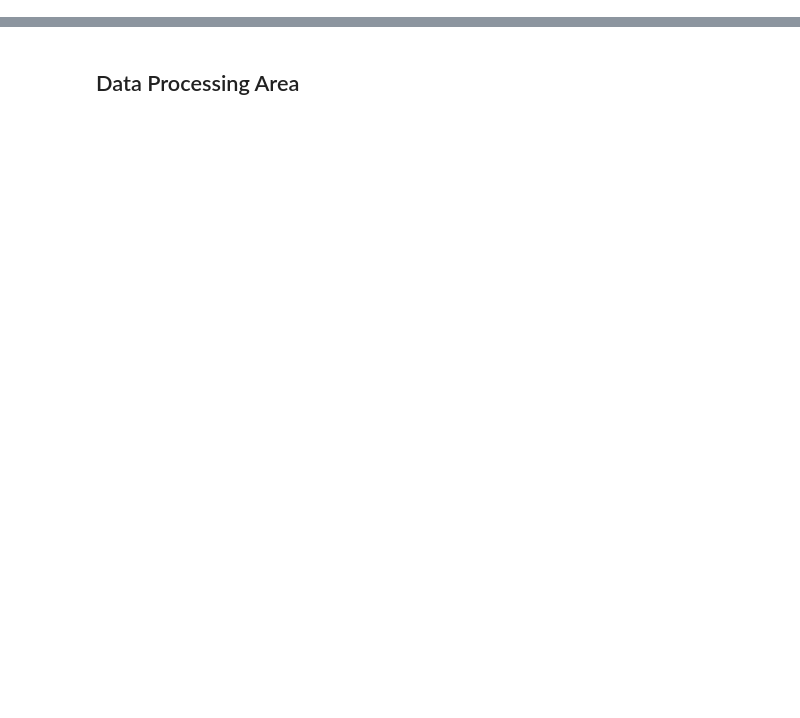
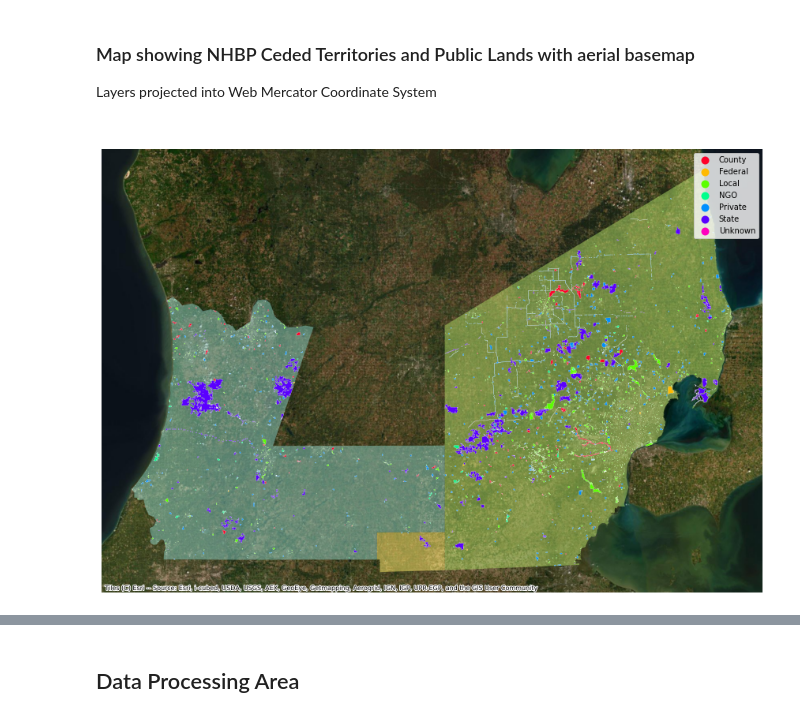
Before and after one commit to Location-Artistry/ColabNotebooks, a Jupyter notebook: Public_Lands_in_NHBP_Ceded_Territories.ipynb, the cells around one changed output, grey strips where cells are left out. Cells and saved outputs as stored; diff of their text form; code cells hidden in the pictures; blank space fills up the shorter version.

```diff
--- a/Public_Lands_in_NHBP_Ceded_Territories.ipynb
+++ b/Public_Lands_in_NHBP_Ceded_Territories.ipynb
@@ -3,2 +354,20 @@
+# %% [markdown]
+### Map showing NHBP Ceded Territories and Public Lands with aerial basemap
+Layers projected into Web Mercator Coordinate System
+# %%
+# Better way to map multiple layers
+fig, ax = plt.subplots(figsize=(15,15))
+# Needs to be set for pyplot
+ax.set_aspect('equal')
+ax.set_xticklabels([])
+ax.set_yticklabels([])
+gdf2.plot(ax=ax, column='NAME', alpha=.5, cmap='Set3', linewidth=2)
+joinLands.plot(ax=ax, column='CARL_OWN', legend=True, cmap='gist_rainbow', edgecolor='white', linewidth=.2)
+
+plt.title("Public Lands in Ceded Territories", fontsize=26, color='white')
+ax.set_axis_off()
+ctx.add_basemap(ax, source=ctx.providers.Esri.WorldImagery)
+# %% [output]
+[figure, added]
 # %%
 !jupyter nbconvert --output-dir='/content/drive/My Drive/Colab Notebooks/OUTPUTS' --to html --no-input '/content/drive/My Drive/Colab Notebooks/Public Lands in NHBP Ceded Territories.ipynb'
```
Also changed, not shown: parts of 90 cells of this notebook.
